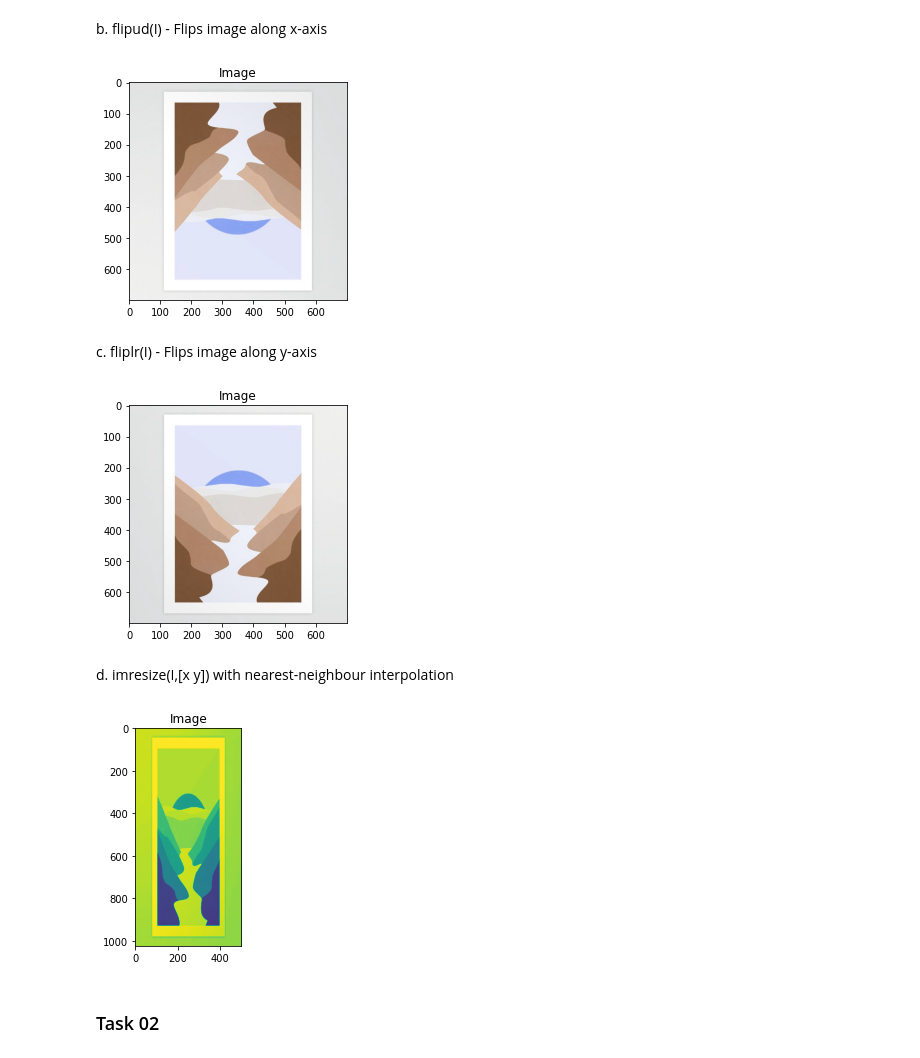
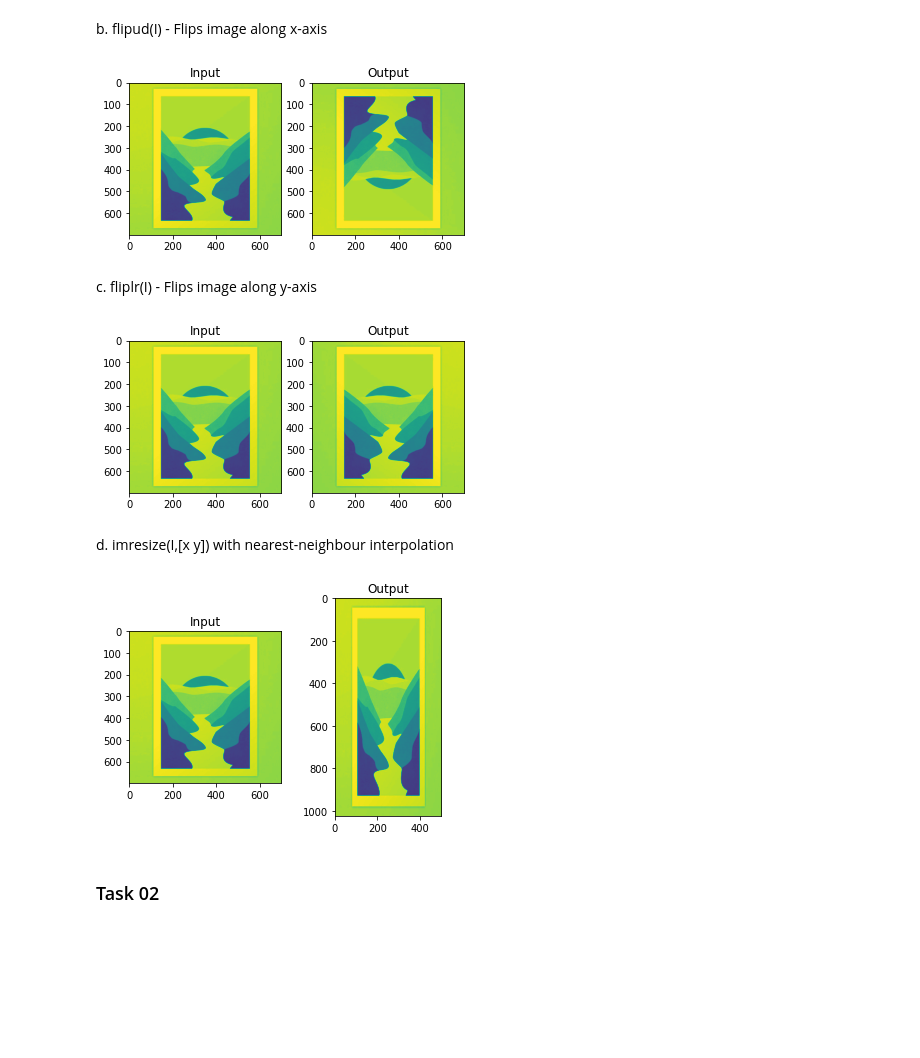
Before and after one commit to KATTA-00/CO543-Image-Processing-Labs, a Jupyter notebook: lab01/e19129.ipynb, the cells around one changed output. Drawn from its saved outputs; the diff is of its cells as text; code cells hidden in the pictures; blank space fills up the shorter version.

```diff
--- a/lab01/e19129.ipynb
+++ b/lab01/e19129.ipynb
@@ -53,20 +105,22 @@ b. flipud(I) - Flips image along x-axis
 def flipud(I):
     return I[::-1]
 # %%
-imgFlipud = flipud(img)
-showImg(imgFlipud)
+imgFlipud = flipud(imgGray)
+# showImg(imgFlipud)
+show2Img(imgGray, imgFlipud)
 # %% [output]
-[figure, old version]
+[figure, new version]
 # %% [markdown]
 c. fliplr(I) - Flips image along y-axis
 # %%
 def fliplr(I):
     return I[:, ::-1]
 # %%
-imgFliplr = fliplr(img)
-showImg(imgFliplr)
+imgFliplr = fliplr(imgGray)
+# showImg(imgFliplr)
+show2Img(imgGray, imgFliplr)
 # %% [output]
-[figure, old version]
+[figure, new version]
 # %% [markdown]
 d. imresize(I,[x y]) with nearest-neighbour interpolation
 # %%
@@ -86,9 +140,10 @@ def imresize(I, size):
     return img
 # %%
 imgResize =  imresize(imgGray, (1024, 500))
-showImg(imgResize)
+# showImg(imgResize)
+show2Img(imgGray, imgResize)
 # %% [output]
-[figure, old version]
+[figure, new version]
 # %% [markdown]
 ### Task 02
 # %% [markdown]
```
Also changed, not shown: parts of 15 cells of this notebook, 3 other files.
